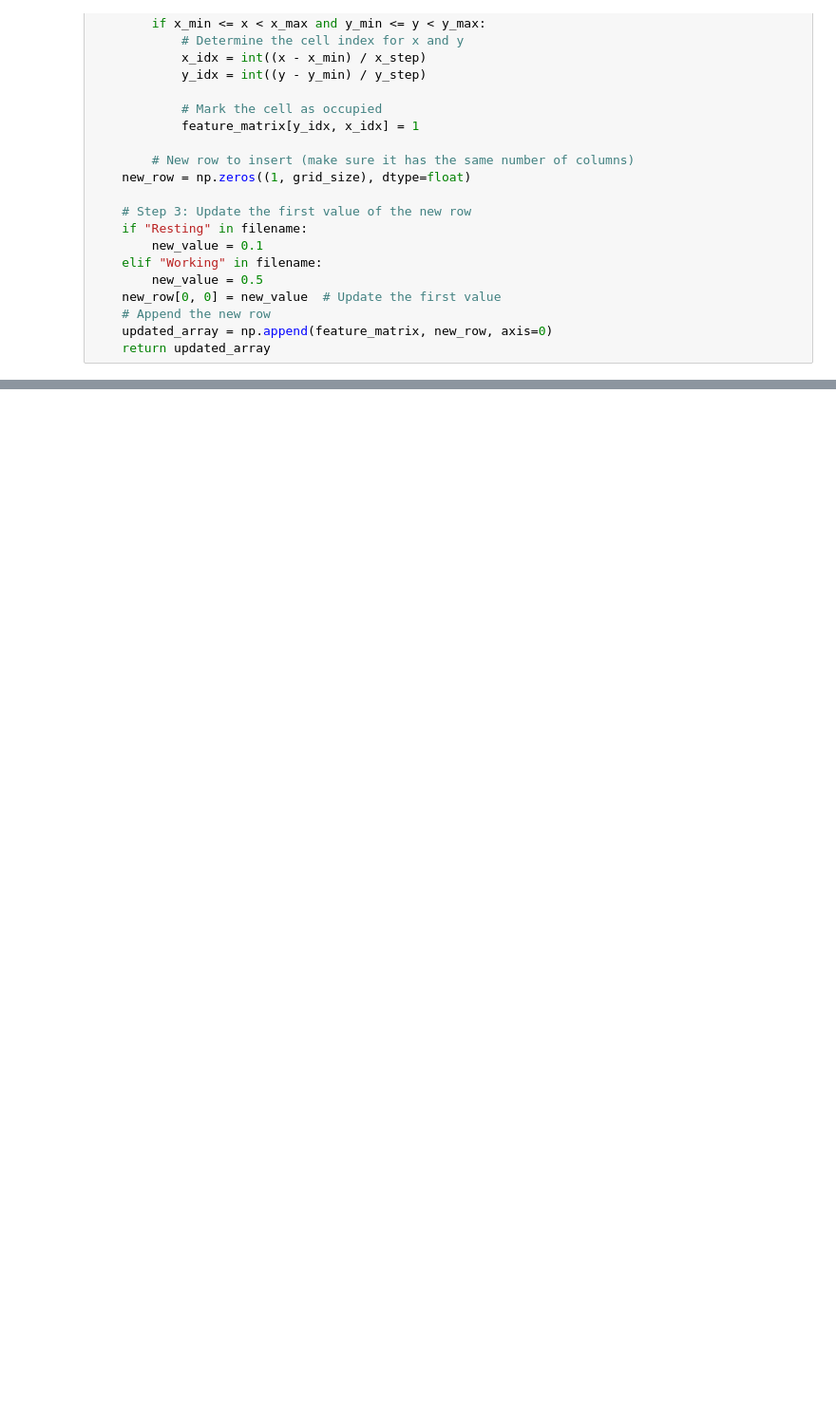
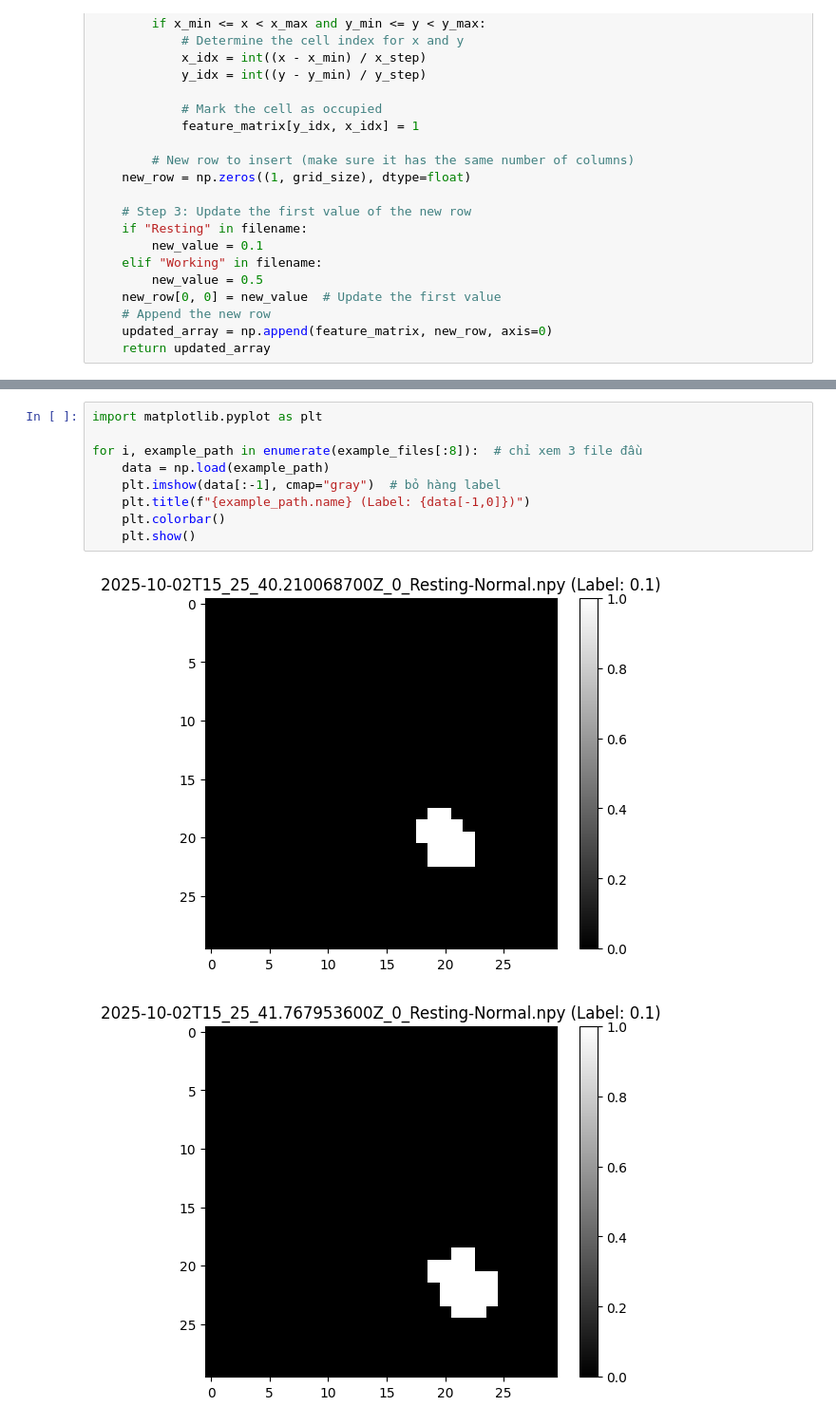
Before and after one commit to DangThanhWang/Coronary_Heart_Disease_Detection, a Jupyter notebook: Data/Data_processing/Create numpy.ipynb, the cells around one changed output, grey strips where cells are left out. Shown at 95% size. Saved outputs shown, nothing was run; the diff lists cells and outputs as text; blank space fills up the shorter version.

```diff
--- a/Data/Data_processing/Create numpy.ipynb
+++ b/Data/Data_processing/Create numpy.ipynb
@@ -145,3 +145,15 @@ Previewing: E:\Coronary_Heart_Disease_Detection\Data\Disease_dataset\Env1\NumpyD
   0.  0.  0.  0.  0.  0.  0.  0.  0.  0.  0.  0. ]
  [0.1 0.  0.  0.  0.  0.  0.  0.  0.  0.  0.  0.  0.  0.  0.  0.  0.  0.
   0.  0.  0.  0.  0.  0.  0.  0.  0.  0.  0.  0. ]]
+# %%
+import matplotlib.pyplot as plt
+
+for i, example_path in enumerate(example_files[:8]):  # chỉ xem 3 file đầu
+    data = np.load(example_path)
+    plt.imshow(data[:-1], cmap="gray")  # bỏ hàng label
+    plt.title(f"{example_path.name} (Label: {data[-1,0]})")
+    plt.colorbar()
+    plt.show()
+# %% [output]
+[figure, added]
+[figure, added]
```
Also changed, not shown: parts of 4 cells of this notebook, 6 other files.
